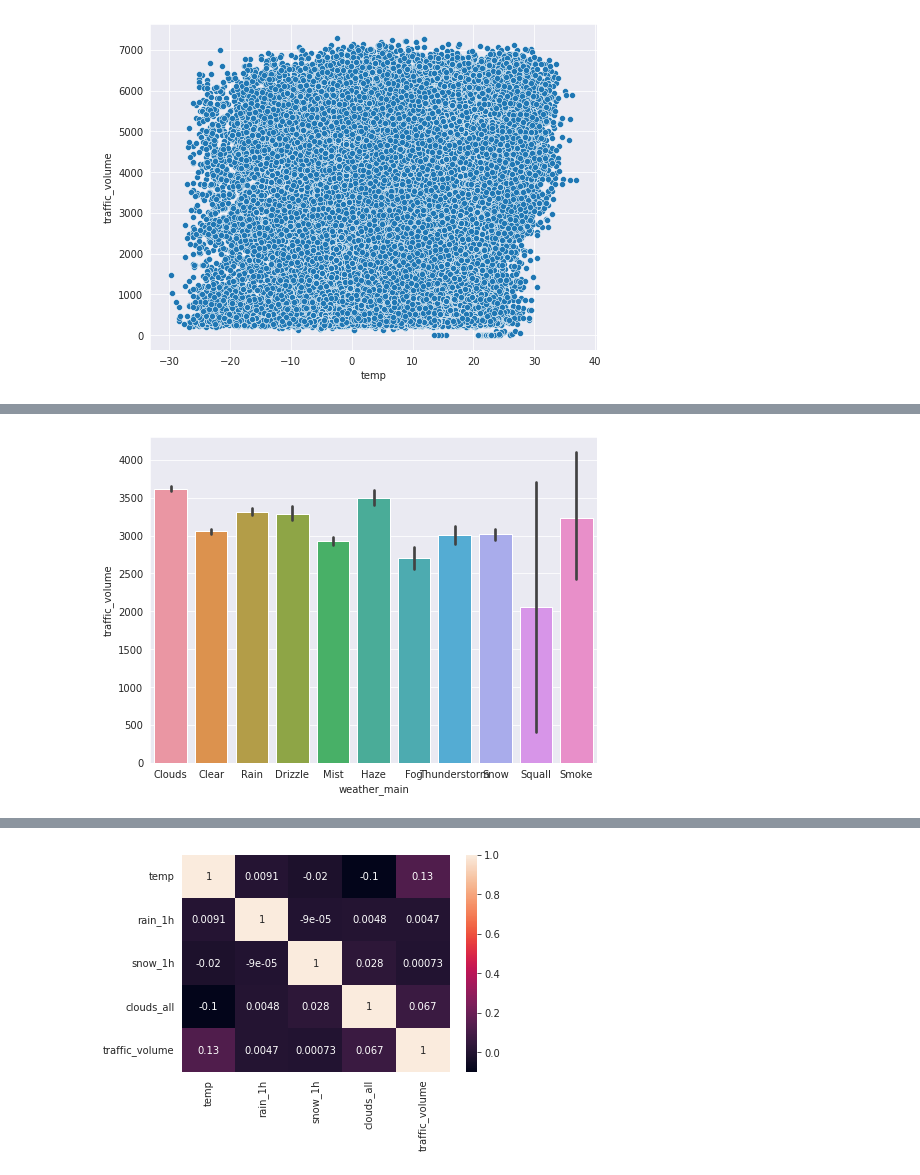
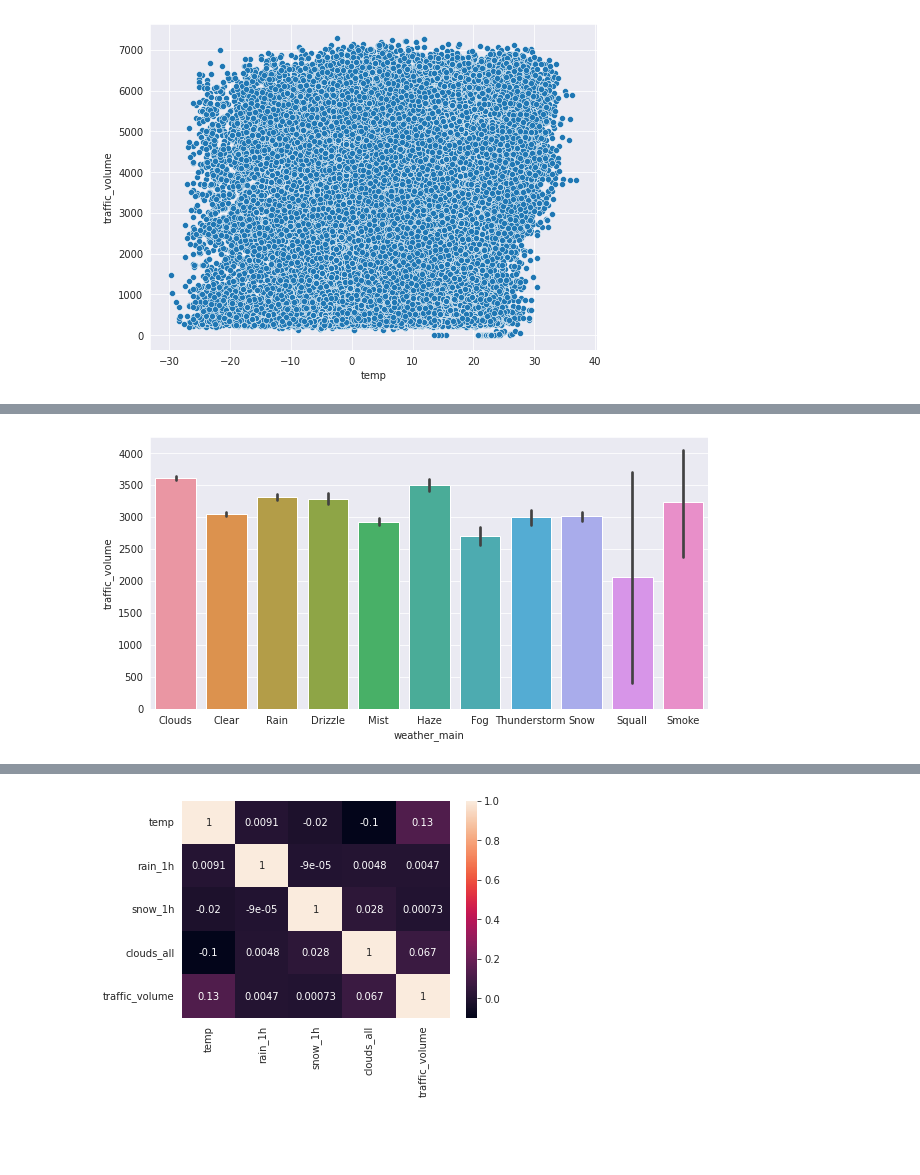
Before and after one commit to nimran79/COMP-8118-project---Traffic-volume-prediction, a Jupyter notebook: DM_Project_metro_interstate_traffic_volume.ipynb, the cells around one changed output, grey strips where cells are left out. Drawn from its saved outputs; the diff is of its cells as text; code cells hidden in the pictures; blank space fills up the shorter version.

```diff
--- a/DM_Project_metro_interstate_traffic_volume.ipynb
+++ b/DM_Project_metro_interstate_traffic_volume.ipynb
@@ -232,10 +232,10 @@ plt.show()
 # %%
 #Plotting weather_main over traffic volume
-plt.figure(figsize=(8,6))
+plt.figure(figsize=(10,5))
 sns.barplot(x='weather_main', y = 'traffic_volume', data = df_traffic_data)
 plt.show()
 # %% [output]
-[figure, old version]
+[figure, new version]
 # %%
 #Plotting weather_description over traffic volume
 plt.figure(figsize=(12,8))
```
Also changed, not shown: parts of 48 cells of this notebook.
